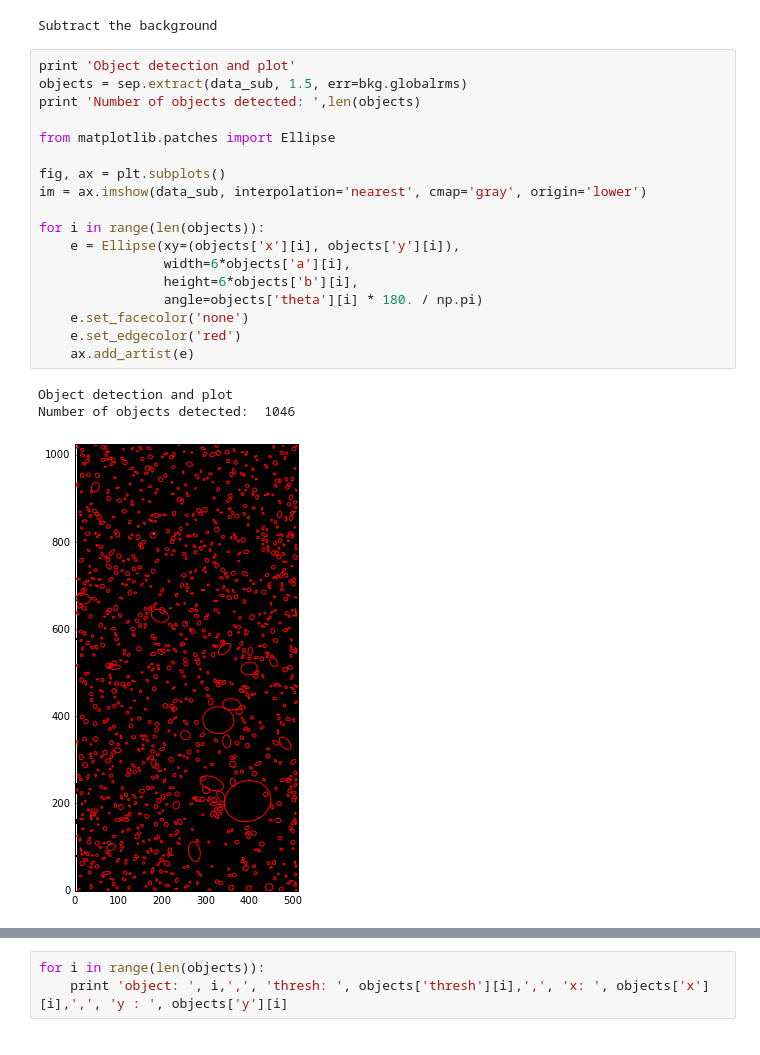
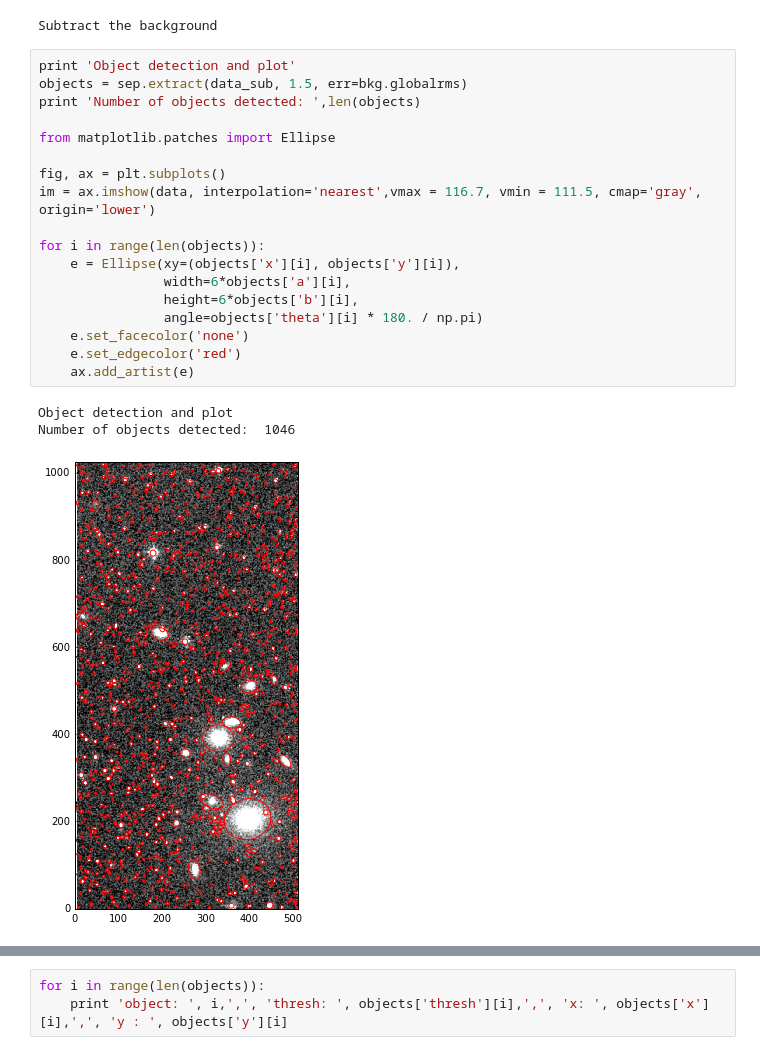
Before and after one commit to clusteron/comparison, a Jupyter notebook: Atividade.ipynb, the cells around one changed output, grey strips where cells are left out. Drawn from its saved outputs; the diff is of its cells as text.

```diff
--- a/Atividade.ipynb
+++ b/Atividade.ipynb
@@ -54,25 +58,25 @@ Subtract the background
 # %%
 print 'Object detection and plot'
 objects = sep.extract(data_sub, 1.5, err=bkg.globalrms)
 print 'Number of objects detected: ',len(objects)
 
 from matplotlib.patches import Ellipse
 
 fig, ax = plt.subplots()
-im = ax.imshow(data_sub, interpolation='nearest', cmap='gray', origin='lower')
+im = ax.imshow(data, interpolation='nearest',vmax = 116.7, vmin = 111.5, cmap='gray', origin='lower')
 
 for i in range(len(objects)):
     e = Ellipse(xy=(objects['x'][i], objects['y'][i]),
                 width=6*objects['a'][i],
                 height=6*objects['b'][i],
                 angle=objects['theta'][i] * 180. / np.pi)
     e.set_facecolor('none')
     e.set_edgecolor('red')
     ax.add_artist(e)
 # %% [output]
 Object detection and plot
 Number of objects detected:  1046
-[figure, old version]
+[figure, new version]
 # %%
 print 'Aperture Photometry'
 flux, fluxerr, flag = sep.sum_circle(data_sub, objects['x'], objects['y'],
```
Also changed, not shown: parts of 13 cells of this notebook.
